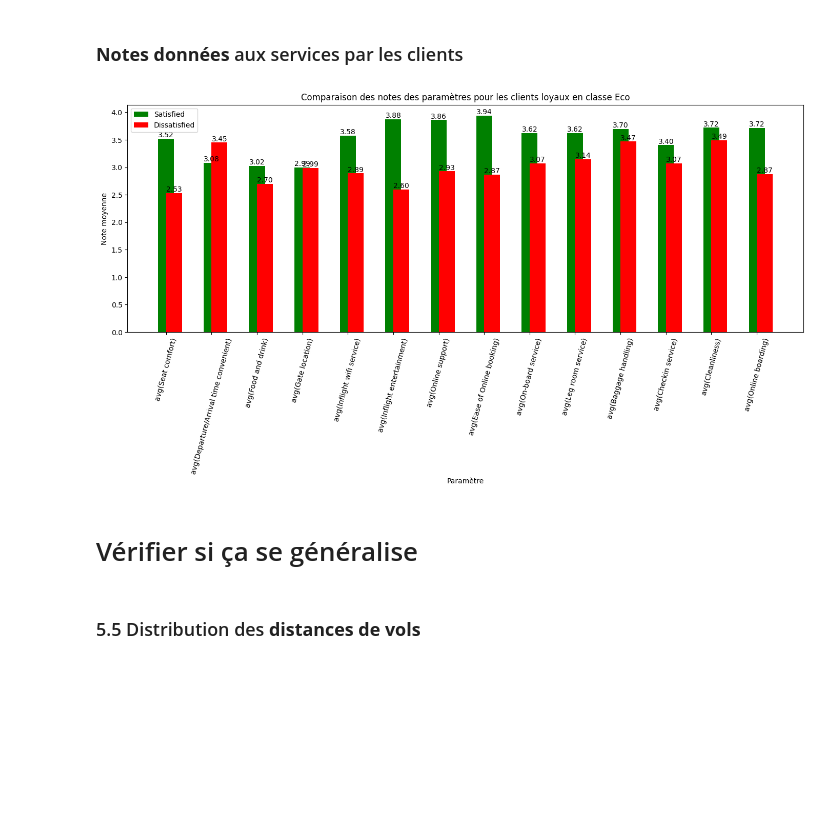
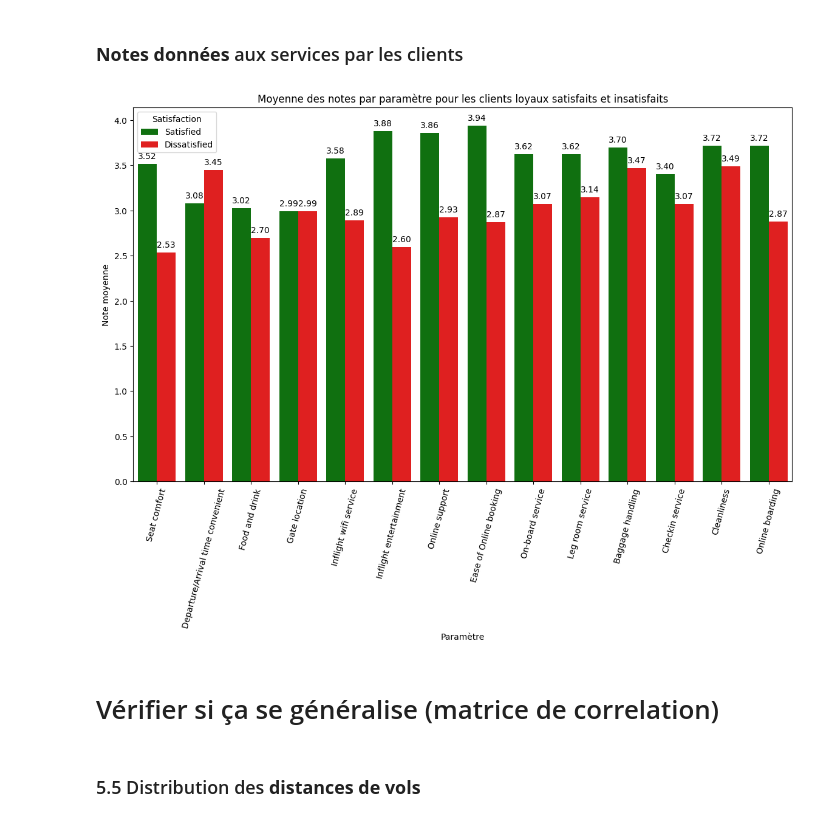
Before and after one commit to Artorius104/HappyFlight, a Jupyter notebook: satisfaction_analysis.ipynb, the cells around one changed output. Drawn from its saved outputs; the diff is of its cells as text; code cells hidden in the pictures; blank space fills up the shorter version.

```diff
--- a/satisfaction_analysis.ipynb
+++ b/satisfaction_analysis.ipynb
@@ -279,76 +279,76 @@ plt.show()
 # %% [markdown]
 ### 5.4 Focus sur la **classe Eco**
 # %%
-df_loyal_eco = df_loyal.filter((df["Customer Type"] == "Loyal Customer") & (df["Class"] == "Eco"))
+df_loyal_eco = df_loyal.filter(
+    (df["Customer Type"] == "Loyal Customer") &
+    (df["Class"] == "Eco")
+)
 # %%
 # Séparer les clients satisfaits et insatisfaits
-satisfied_df = df_loyal_eco.filter(filtered_df["satisfaction"] == "satisfied")
-dissatisfied_df = df_loyal_eco.filter(filtered_df["satisfaction"] == "dissatisfied")
+df_satisfied = df_loyal_eco.filter(filtered_df["satisfaction"] == "satisfied")
+df_dissatisfied = df_loyal_eco.filter(filtered_df["satisfaction"] == "dissatisfied")
 # %% [markdown]
 ### **Notes données** aux services par les clients
 # %%
 # Paramètres à analyser
 parameters = ["Seat comfort", "Departure/Arrival time convenient", "Food and drink",
               "Gate location", "Inflight wifi service", "Inflight entertainment",
               "Online support", "Ease of Online booking", "On-board service",
               "Leg room service", "Baggage handling", "Checkin service",
               "Cleanliness", "Online boarding"]
 
 # Calculer la moyenne des notes pour chaque paramètre pour les clients satisfaits
-satisfied_means = satisfied_df.select(parameters).groupBy().mean().toPandas().transpose()
+satisfied_means = df_satisfied.select(parameters).groupBy().mean().toPandas().transpose()
 satisfied_means.columns = ['Satisfied']
 satisfied_means['Parameter'] = satisfied_means.index
+satisfied_means['Parameter'] = satisfied_means['Parameter'].str.replace("avg(", "").str.replace(")", "")
 
 # Calculer la moyenne des notes pour chaque paramètre pour les clients insatisfaits
-dissatisfied_means = dissatisfied_df.select(parameters).groupBy().mean().toPandas().transpose()
+dissatisfied_means = df_dissatisfied.select(parameters).groupBy().mean().toPandas().transpose()
 dissatisfied_means.columns = ['Dissatisfied']
 dissatisfied_means['Parameter'] = dissatisfied_means.index
+dissatisfied_means['Parameter'] = dissatisfied_means['Parameter'].str.replace("avg(", "").str.replace(")", "")
 
 # Combiner les moyennes dans un seul DataFrame
 means_df = pd.merge(satisfied_means, dissatisfied_means, on='Parameter')
-
-# Afficher un diagramme en barres groupées comparant les moyennes des notes pour chaque paramètre
-plt.figure(figsize=(14, 8))
-bar_width = 0.35
-bar1 = plt.bar(
-    means_df['Parameter'],
-    means_df['Satisfied'],
-    width=bar_width,
-    label='Satisfied',
-    color='g',
-    align='center'
-)
-bar2 = plt.bar(
-    means_df['Parameter'],
-    means_df['Dissatisfied'],
-    width=bar_width,
-    label='Dissatisfied',
-    color='r',
-    align='edge'
+means_melted = means_df.melt(
+    id_vars='Parameter',
+    value_vars=['Satisfied', 'Dissatisfied'],
+    var_name='Satisfaction',
+    value_name='Average Score'
 )
 
-plt.title("Comparaison des notes des paramètres pour les clients loyaux en classe Eco")
+# Afficher le graphique
+plt.figure(figsize=(14, 8))
+ax = sns.barplot(
+    x='Parameter',
+    y='Average Score',
+    hue='Satisfaction',
+    data=means_melted,
+    palette=['green', 'red']
+)
+plt.title("Moyenne des notes par paramètre pour les clients loyaux satisfaits et insatisfaits")
 plt.xlabel("Paramètre")
 plt.ylabel("Note moyenne")
-plt.xticks(rotation=90)
-plt.legend()
+plt.xticks(rotation=75)
+plt.legend(title='Satisfaction')
 
-# Ajuster les étiquettes des barres
-for rect in bar1:
-    height = rect.get_height()
-    plt.text(rect.get_x() + rect.get_width()/2.0, height, f'{height:.2f}', ha='center', va='bottom')
+# Ajouter les moyennes au-dessus des barres
+for p in ax.patches:
+    if p.get_height() > 0:
+        ax.annotate(
+            format(p.get_height(), '.2f'),
+            (p.get_x() + p.get_width() / 2., p.get_height()),
+            ha='center', va='center',
+            xytext=(0, 9),
+            textcoords='offset points'
+        )
 
-for rect in bar2:
-    height = rect.get_height()
-    plt.text(rect.get_x() + rect.get_width()/2.0, height, f'{height:.2f}', ha='center', va='bottom')
-
-plt.tight_layout()
-plt.xticks(rotation=75)
 plt.show()
 # %% [output]
-[figure, old version]
+[figure, new version]
 # %% [markdown]
-# Vérifier si ça se généralise
+# Vérifier si ça se généralise (matrice de correlation)
 # %% [markdown]
 ### 5.5 Distribution des **distances de vols**
 # %%
```
Also changed, not shown: parts of 33 cells of this notebook.
